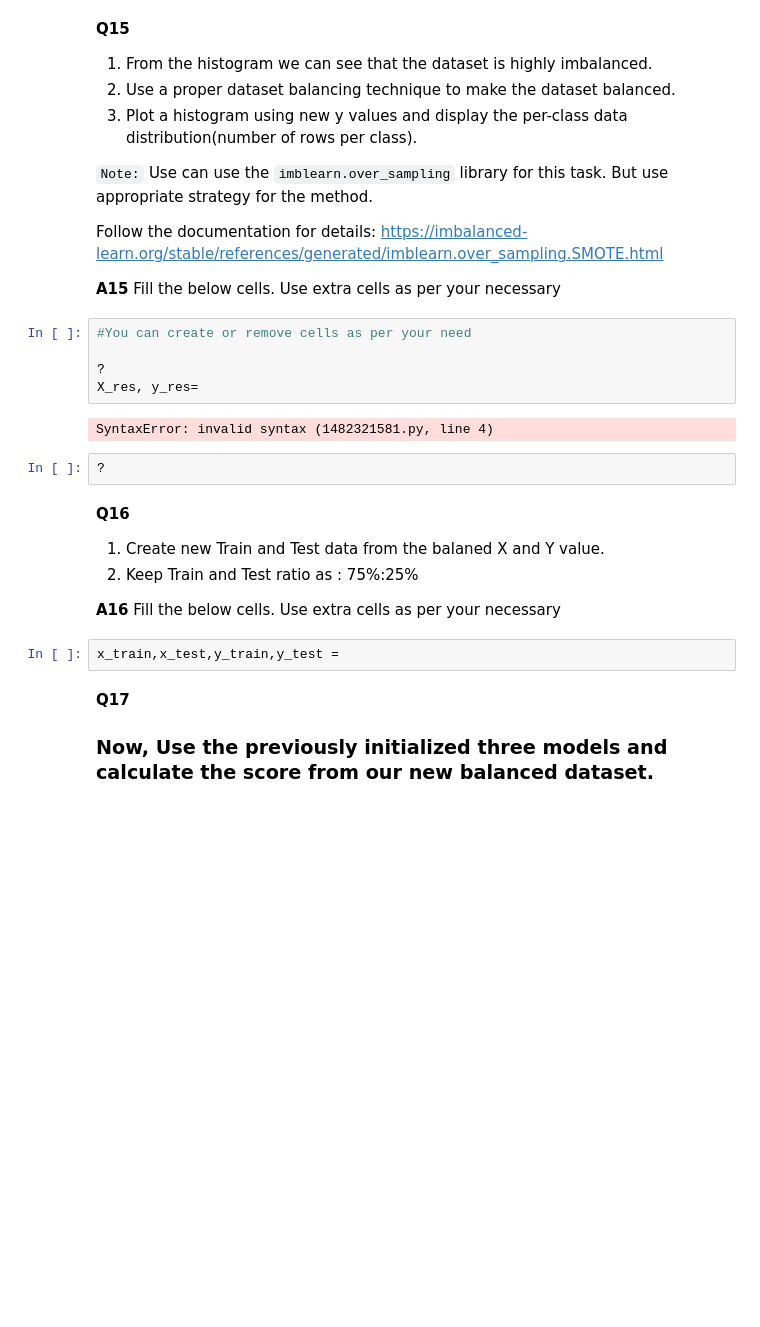
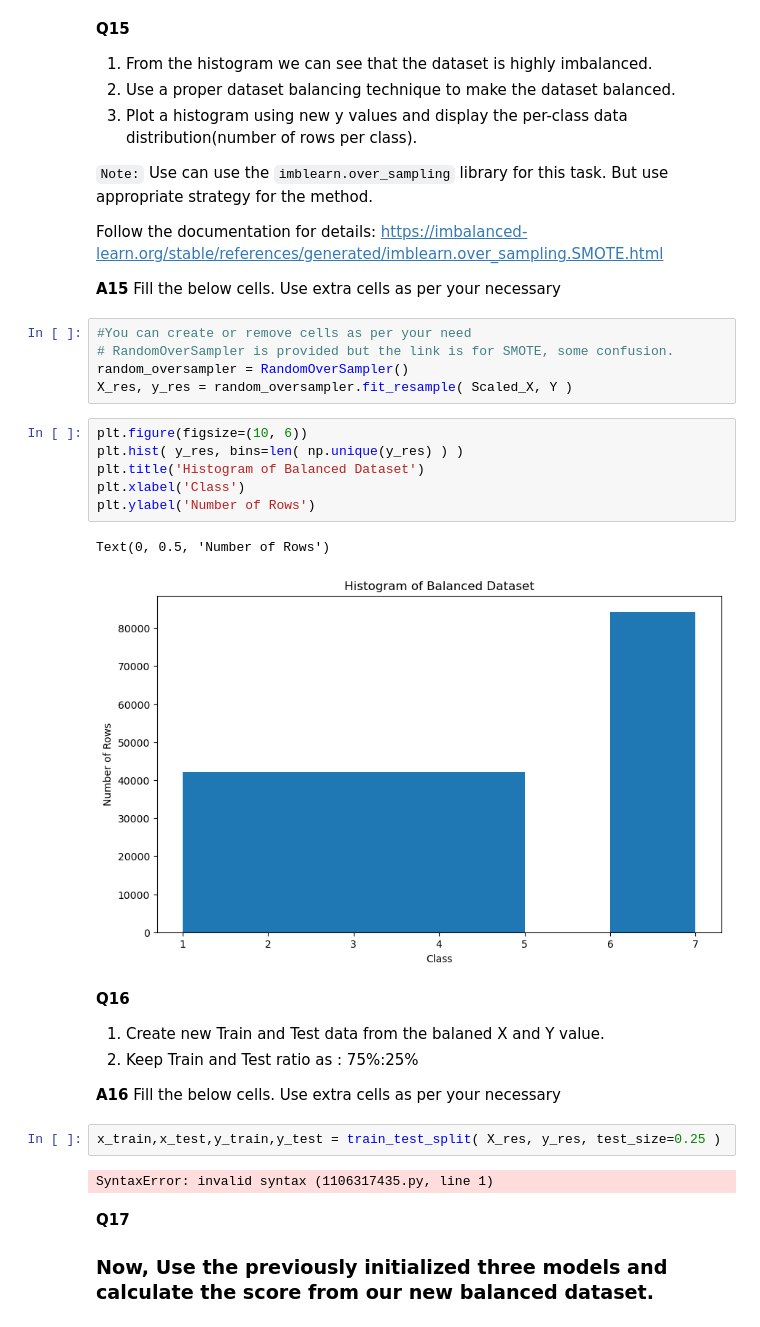
Before and after one commit to P-wig/ML-HW, a Jupyter notebook: HW6/HW6.ipynb, the cells around one changed output. Cells and saved outputs as stored; diff of their text form; blank space fills up the shorter version.

Commit message:
worked through Q16, used RandomOverSampler over SMOTE due to unclear instructions

```diff
--- a/HW6/HW6.ipynb
+++ b/HW6/HW6.ipynb
@@ -470,13 +470,18 @@ Follow the documentation for details: https://imbalanced-learn.org/stable/refere
 **A15** Fill the below cells. Use extra cells as per your necessary
 # %%
 #You can create or remove cells as per your need
-
-?
-X_res, y_res=
+# RandomOverSampler is provided but the link is for SMOTE, some confusion.
+random_oversampler = RandomOverSampler()
+X_res, y_res = random_oversampler.fit_resample( Scaled_X, Y )
-# %% [output]
-SyntaxError: invalid syntax (1482321581.py, line 4)
-# %%
-?
+# %%
+plt.figure(figsize=(10, 6))
+plt.hist( y_res, bins=len( np.unique(y_res) ) )
+plt.title('Histogram of Balanced Dataset')
+plt.xlabel('Class')
+plt.ylabel('Number of Rows')
+# %% [output]
+Text(0, 0.5, 'Number of Rows')
+[figure, added]
 # %% [markdown]
 **Q16**
 
@@ -486,7 +491,9 @@ SyntaxError: invalid syntax (1482321581.py, line 4)
 
 **A16** Fill the below cells. Use extra cells as per your necessary
 # %%
-x_train,x_test,y_train,y_test =
+x_train,x_test,y_train,y_test = train_test_split( X_res, y_res, test_size=0.25 )
+# %% [output]
+SyntaxError: invalid syntax (1106317435.py, line 1)
 # %% [markdown]
 **Q17**
 
```
Also changed, not shown: parts of 2 cells of this notebook.
